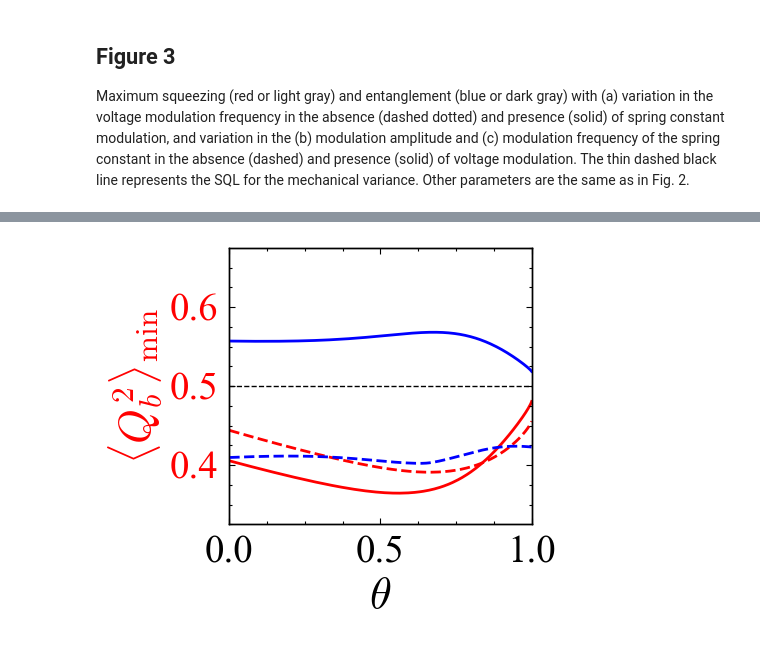
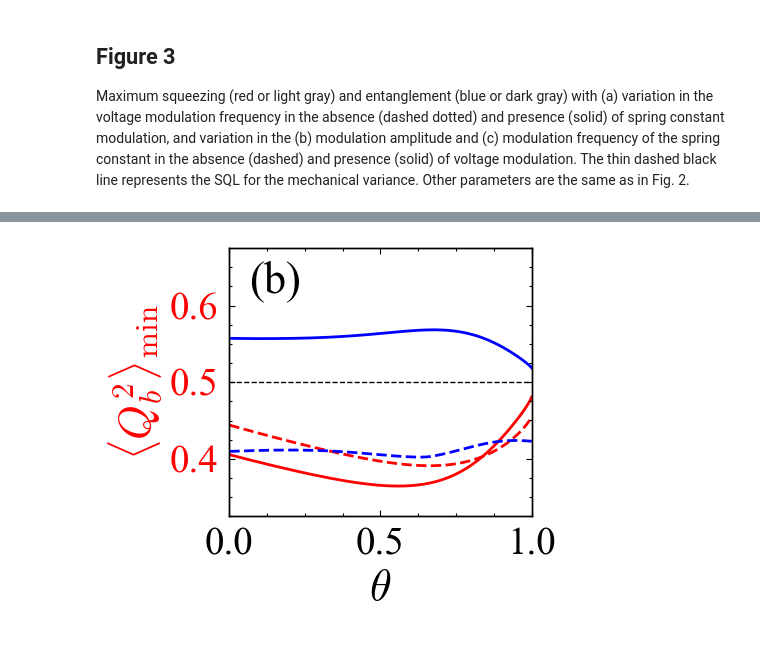
Before and after one commit to Sampreet/entan_oem_mod, a Jupyter notebook: notebooks/v4.0.0_qom-v1.0.0/plots.ipynb, the cells around one changed output, grey strips where cells are left out. Drawn from its saved outputs; the diff is of its cells as text; code cells hidden in the pictures.

```diff
--- a/notebooks/v4.0.0_qom-v1.0.0/plots.ipynb
+++ b/notebooks/v4.0.0_qom-v1.0.0/plots.ipynb
@@ -950,7 +950,7 @@ params = {
         'width'                 : 4.8,
         'height'                : 4.0,
         'annotations'           : [{
-            's': '(b)',
+            'text': '(b)',
             'xy': [0.32, 0.82]
         }]
     }
@@ -1037,4 +1037,4 @@ MainThread               INFO    2023-06-25 23:58:47.156: (qom.loopers.XLooper)
-[figure, old version]
+[figure, new version]
 # %%
 # all parameters
 params = {
```
Also changed, not shown: parts of 9 cells of this notebook, 10 other files.
